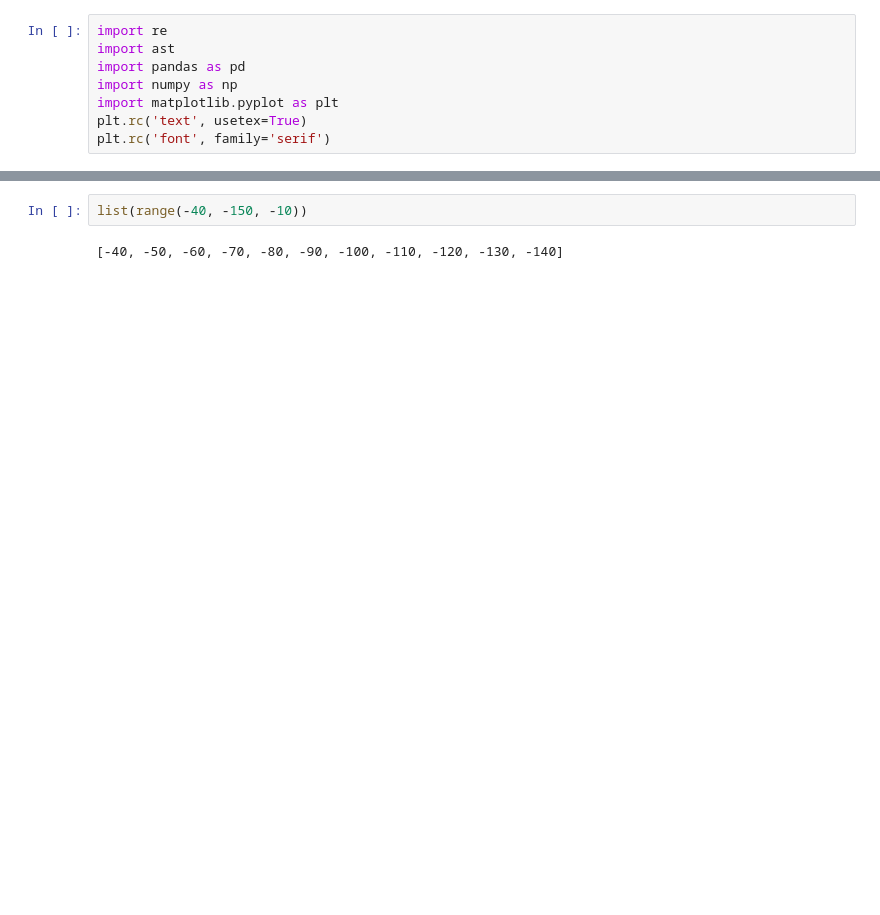
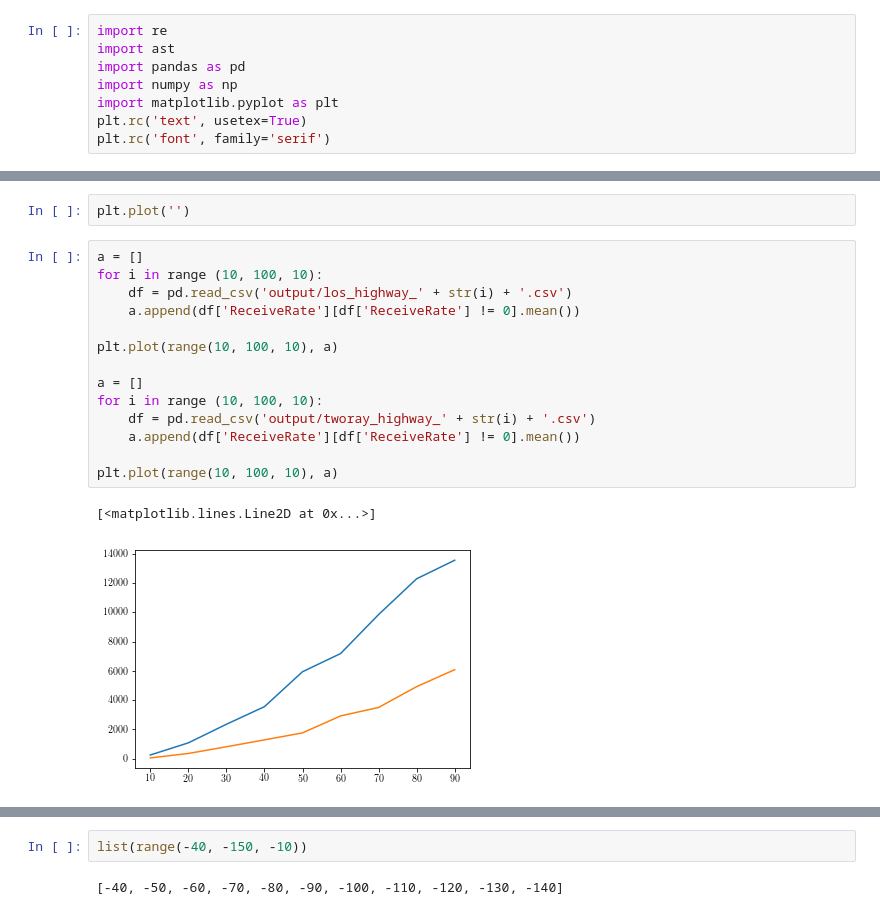
Before and after one commit to Lucas-Cerqueira/Projeto-Final-src, a Jupyter notebook: simulations_analysis.ipynb, the cells around one changed output, grey strips where cells are left out. Saved outputs shown, nothing was run; the diff lists cells and outputs as text; blank space fills up the shorter version.

```diff
--- a/simulations_analysis.ipynb
+++ b/simulations_analysis.ipynb
@@ -104,0 +511,19 @@ for i, l in enumerate(ax.lines):
+# %%
+plt.plot('')
+# %%
+a = []
+for i in range (10, 100, 10):
+    df = pd.read_csv('output/los_highway_' + str(i) + '.csv')
+    a.append(df['ReceiveRate'][df['ReceiveRate'] != 0].mean())
+
+plt.plot(range(10, 100, 10), a)
+
+a = []
+for i in range (10, 100, 10):
+    df = pd.read_csv('output/tworay_highway_' + str(i) + '.csv')
+    a.append(df['ReceiveRate'][df['ReceiveRate'] != 0].mean())
+
+plt.plot(range(10, 100, 10), a)
+# %% [output]
+[<matplotlib.lines.Line2D at 0x...>]
+[figure, added]
```
Also changed, not shown: parts of 33 cells of this notebook, 7 other files.
